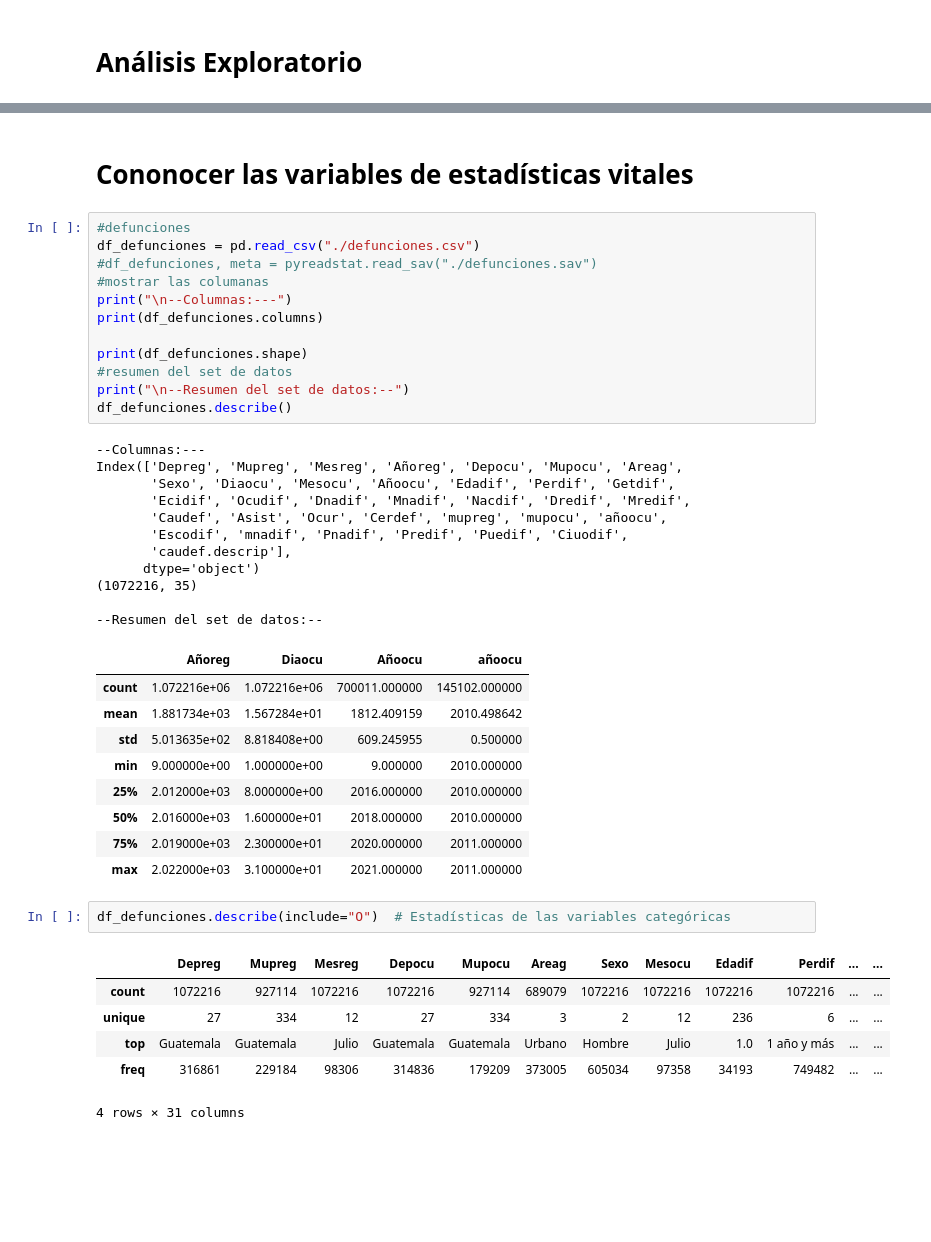
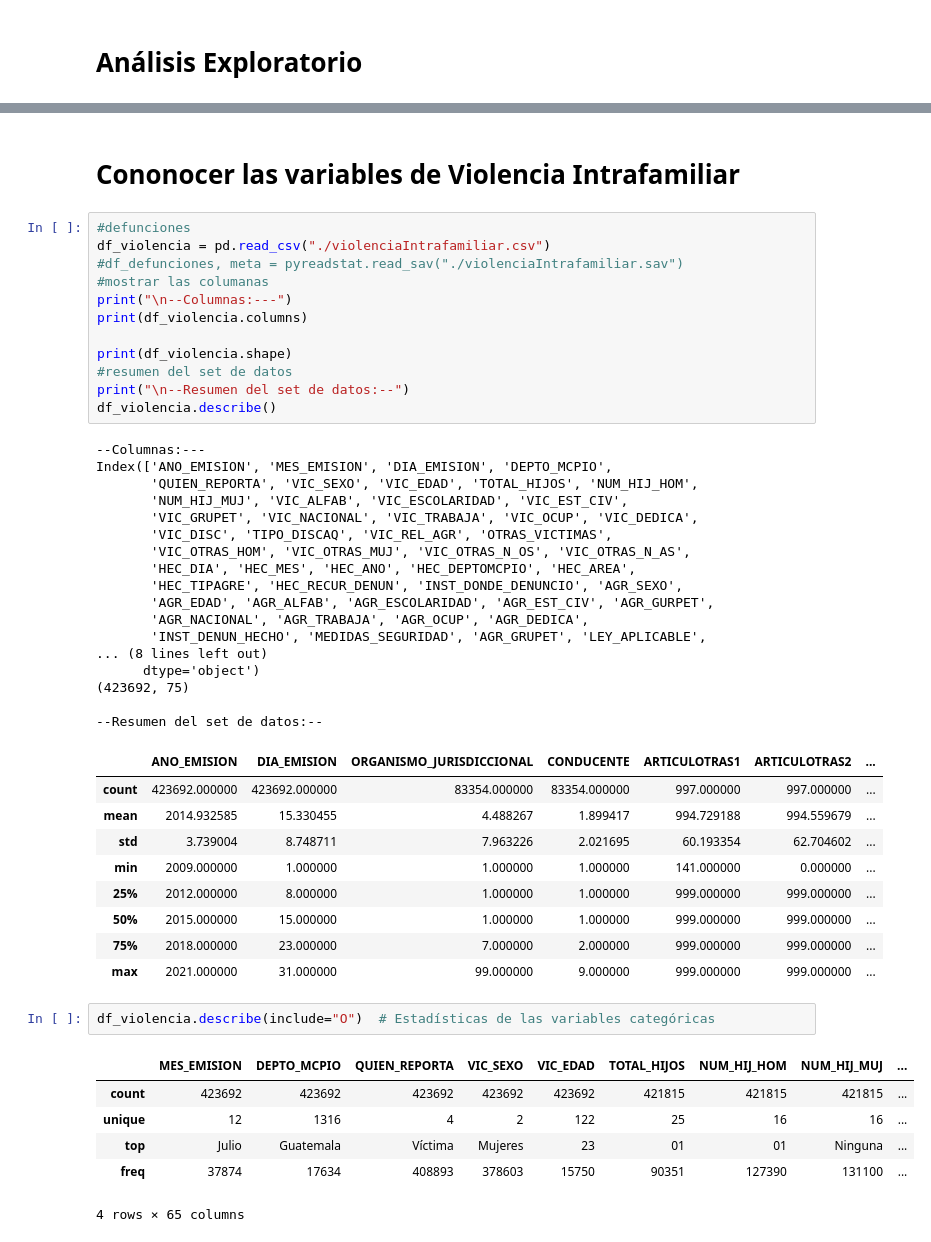
Before and after one commit to angelargd8/Proyecto3-MDD, a Jupyter notebook: main.ipynb, the cells around one changed output, grey strips where cells are left out. Saved outputs shown, nothing was run; the diff lists cells and outputs as text; blank space fills up the shorter version.

Commit message:
feat: add violencia intrafamiliar changes

```diff
--- a/main.ipynb
+++ b/main.ipynb
@@ -74,48 +76,54 @@ leyendo ./2019/violenciaIntrafamiliar.sav
 leyendo ./2020/violenciaIntrafamiliar.sav
 leyendo ./2021/violenciaIntrafamiliar.sav
 # %% [markdown]
-# Cononocer las variables de estadísticas vitales
+# Cononocer las variables de Violencia Intrafamiliar
 # %%
 #defunciones
-df_defunciones = pd.read_csv("./defunciones.csv")
-#df_defunciones, meta = pyreadstat.read_sav("./defunciones.sav")
+df_violencia = pd.read_csv("./violenciaIntrafamiliar.csv")
+#df_defunciones, meta = pyreadstat.read_sav("./violenciaIntrafamiliar.sav")
 #mostrar las columanas
 print("\n--Columnas:---")
-print(df_defunciones.columns)
+print(df_violencia.columns)
 
-print(df_defunciones.shape)
+print(df_violencia.shape)
 #resumen del set de datos
 print("\n--Resumen del set de datos:--")
-df_defunciones.describe()
+df_violencia.describe()
 # %% [output]
 --Columnas:---
-Index(['Depreg', 'Mupreg', 'Mesreg', 'Añoreg', 'Depocu', 'Mupocu', 'Areag',
-       'Sexo', 'Diaocu', 'Mesocu', 'Añoocu', 'Edadif', 'Perdif', 'Getdif',
-       'Ecidif', 'Ocudif', 'Dnadif', 'Mnadif', 'Nacdif', 'Dredif', 'Mredif',
-       'Caudef', 'Asist', 'Ocur', 'Cerdef', 'mupreg', 'mupocu', 'añoocu',
-       'Escodif', 'mnadif', 'Pnadif', 'Predif', 'Puedif', 'Ciuodif',
-       'caudef.descrip'],
+Index(['ANO_EMISION', 'MES_EMISION', 'DIA_EMISION', 'DEPTO_MCPIO',
+       'QUIEN_REPORTA', 'VIC_SEXO', 'VIC_EDAD', 'TOTAL_HIJOS', 'NUM_HIJ_HOM',
+       'NUM_HIJ_MUJ', 'VIC_ALFAB', 'VIC_ESCOLARIDAD', 'VIC_EST_CIV',
+       'VIC_GRUPET', 'VIC_NACIONAL', 'VIC_TRABAJA', 'VIC_OCUP', 'VIC_DEDICA',
+       'VIC_DISC', 'TIPO_DISCAQ', 'VIC_REL_AGR', 'OTRAS_VICTIMAS',
+       'VIC_OTRAS_HOM', 'VIC_OTRAS_MUJ', 'VIC_OTRAS_N_OS', 'VIC_OTRAS_N_AS',
+       'HEC_DIA', 'HEC_MES', 'HEC_ANO', 'HEC_DEPTOMCPIO', 'HEC_AREA',
+       'HEC_TIPAGRE', 'HEC_RECUR_DENUN', 'INST_DONDE_DENUNCIO', 'AGR_SEXO',
+       'AGR_EDAD', 'AGR_ALFAB', 'AGR_ESCOLARIDAD', 'AGR_EST_CIV', 'AGR_GURPET',
+       'AGR_NACIONAL', 'AGR_TRABAJA', 'AGR_OCUP', 'AGR_DEDICA',
+       'INST_DENUN_HECHO', 'MEDIDAS_SEGURIDAD', 'AGR_GRUPET', 'LEY_APLICABLE',
+... (8 lines left out)
       dtype='object')
-(1072216, 35)
+(423692, 75)
 
 --Resumen del set de datos:--
-|  | Añoreg | Diaocu | Añoocu | añoocu |
-| count | 1.072216e+06 | 1.072216e+06 | 700011.000000 | 145102.000000 |
-| mean | 1.881734e+03 | 1.567284e+01 | 1812.409159 | 2010.498642 |
-| std | 5.013635e+02 | 8.818408e+00 | 609.245955 | 0.500000 |
-| min | 9.000000e+00 | 1.000000e+00 | 9.000000 | 2010.000000 |
-| 25% | 2.012000e+03 | 8.000000e+00 | 2016.000000 | 2010.000000 |
-| 50% | 2.016000e+03 | 1.600000e+01 | 2018.000000 | 2010.000000 |
-| 75% | 2.019000e+03 | 2.300000e+01 | 2020.000000 | 2011.000000 |
-| max | 2.022000e+03 | 3.100000e+01 | 2021.000000 | 2011.000000 |
+|  | ANO_EMISION | DIA_EMISION | ORGANISMO_JURISDICCIONAL | CONDUCENTE | ARTICULOTRAS1 | ARTICULOTRAS2 | ... |
+| count | 423692.000000 | 423692.000000 | 83354.000000 | 83354.000000 | 997.000000 | 997.000000 | ... |
+| mean | 2014.932585 | 15.330455 | 4.488267 | 1.899417 | 994.729188 | 994.559679 | ... |
+| std | 3.739004 | 8.748711 | 7.963226 | 2.021695 | 60.193354 | 62.704602 | ... |
+| min | 2009.000000 | 1.000000 | 1.000000 | 1.000000 | 141.000000 | 0.000000 | ... |
+| 25% | 2012.000000 | 8.000000 | 1.000000 | 1.000000 | 999.000000 | 999.000000 | ... |
+| 50% | 2015.000000 | 15.000000 | 1.000000 | 1.000000 | 999.000000 | 999.000000 | ... |
+| 75% | 2018.000000 | 23.000000 | 7.000000 | 2.000000 | 999.000000 | 999.000000 | ... |
+| max | 2021.000000 | 31.000000 | 99.000000 | 9.000000 | 999.000000 | 999.000000 | ... |
 # %%
-df_defunciones.describe(include="O")  # Estadísticas de las variables categóricas
+df_violencia.describe(include="O")  # Estadísticas de las variables categóricas
 # %% [output]
-|  | Depreg | Mupreg | Mesreg | Depocu | Mupocu | Areag | Sexo | Mesocu | Edadif | Perdif | ... | ... |
-| count | 1072216 | 927114 | 1072216 | 1072216 | 927114 | 689079 | 1072216 | 1072216 | 1072216 | 1072216 | ... | ... |
-| unique | 27 | 334 | 12 | 27 | 334 | 3 | 2 | 12 | 236 | 6 | ... | ... |
-| top | Guatemala | Guatemala | Julio | Guatemala | Guatemala | Urbano | Hombre | Julio | 1.0 | 1 año y más | ... | ... |
-| freq | 316861 | 229184 | 98306 | 314836 | 179209 | 373005 | 605034 | 97358 | 34193 | 749482 | ... | ... |
+|  | MES_EMISION | DEPTO_MCPIO | QUIEN_REPORTA | VIC_SEXO | VIC_EDAD | TOTAL_HIJOS | NUM_HIJ_HOM | NUM_HIJ_MUJ | ... |
+| count | 423692 | 423692 | 423692 | 423692 | 423692 | 421815 | 421815 | 421815 | ... |
+| unique | 12 | 1316 | 4 | 2 | 122 | 25 | 16 | 16 | ... |
+| top | Julio | Guatemala | Víctima | Mujeres | 23 | 01 | 01 | Ninguna | ... |
+| freq | 37874 | 17634 | 408893 | 378603 | 15750 | 90351 | 127390 | 131100 | ... |
-4 rows × 31 columns
+4 rows × 65 columns
 # %%
 #estadisticas de las variables numericas
```
Also changed, not shown: parts of 14 cells of this notebook.
